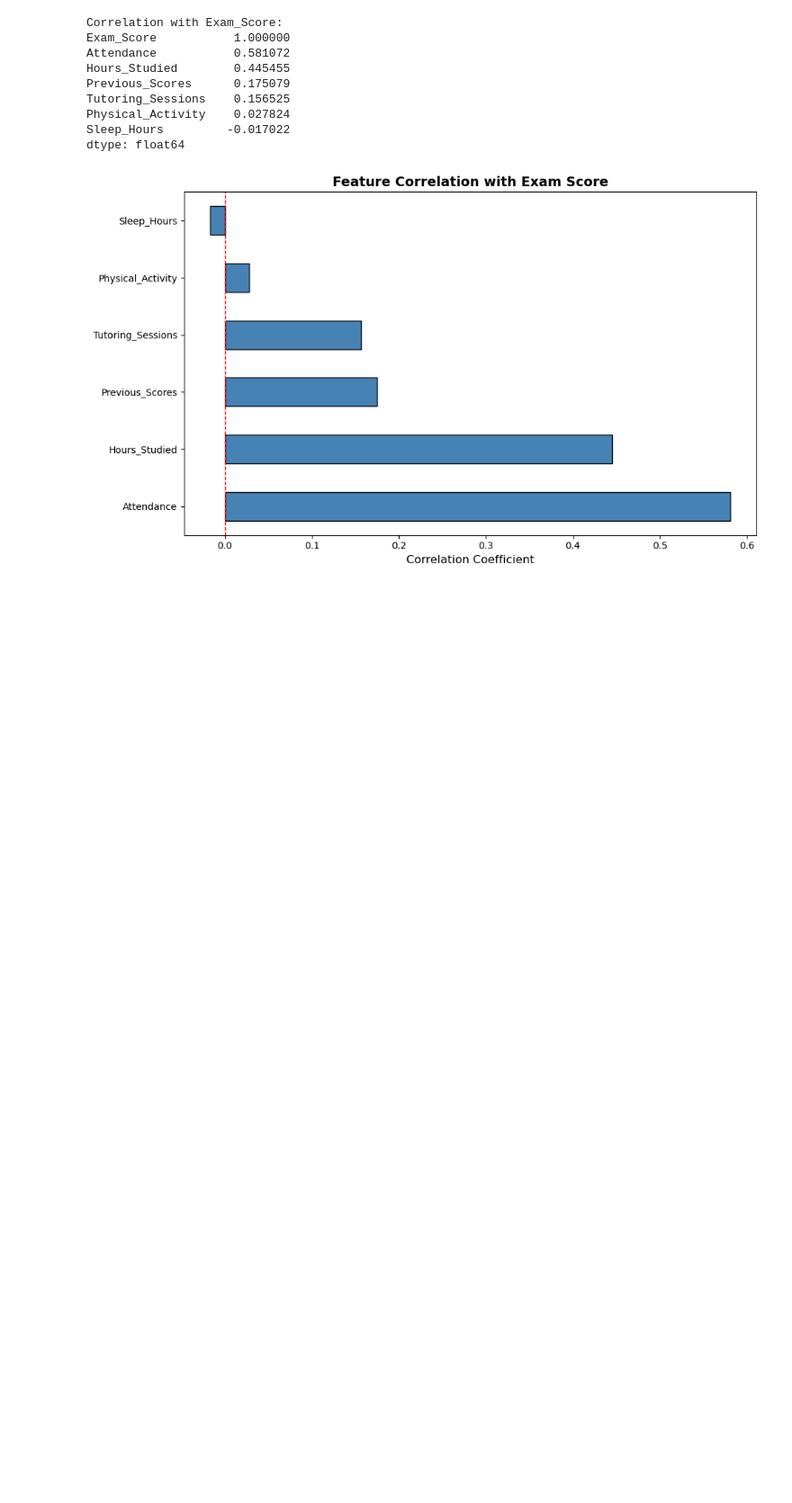
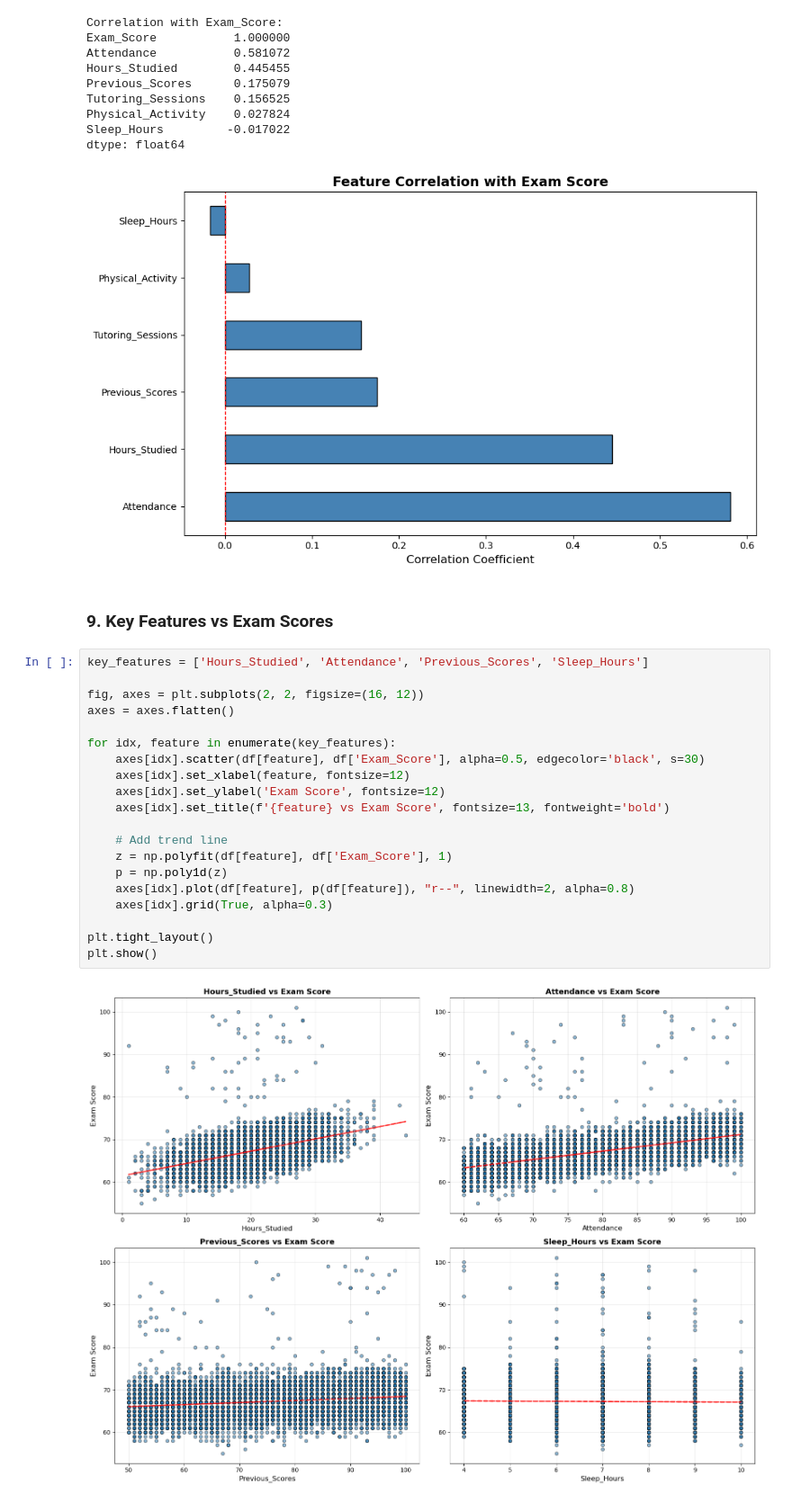
Before and after one commit to Rasath16/Student-Score-Predictor, a Jupyter notebook: 01_Data_exploration.ipynb, the cells around one changed output. Shown at 90% size. Drawn from its saved outputs; the diff is of its cells as text; blank space fills up the shorter version.

Commit message:
Features vs Exam_score

```diff
--- a/01_Data_exploration.ipynb
+++ b/01_Data_exploration.ipynb
@@ -255,3 +255,27 @@ Physical_Activity    0.027824
 Sleep_Hours         -0.017022
 dtype: float64
 [figure]
+# %% [markdown]
+### 9. Key Features vs Exam Scores
+# %%
+key_features = ['Hours_Studied', 'Attendance', 'Previous_Scores', 'Sleep_Hours']
+
+fig, axes = plt.subplots(2, 2, figsize=(16, 12))
+axes = axes.flatten()
+
+for idx, feature in enumerate(key_features):
+    axes[idx].scatter(df[feature], df['Exam_Score'], alpha=0.5, edgecolor='black', s=30)
+    axes[idx].set_xlabel(feature, fontsize=12)
+    axes[idx].set_ylabel('Exam Score', fontsize=12)
+    axes[idx].set_title(f'{feature} vs Exam Score', fontsize=13, fontweight='bold')
+
+    # Add trend line
+    z = np.polyfit(df[feature], df['Exam_Score'], 1)
+    p = np.poly1d(z)
+    axes[idx].plot(df[feature], p(df[feature]), "r--", linewidth=2, alpha=0.8)
+    axes[idx].grid(True, alpha=0.3)
+
+plt.tight_layout()
+plt.show()
+# %% [output]
+[figure, added]
```
Also changed, not shown: parts of 2 cells of this notebook.
